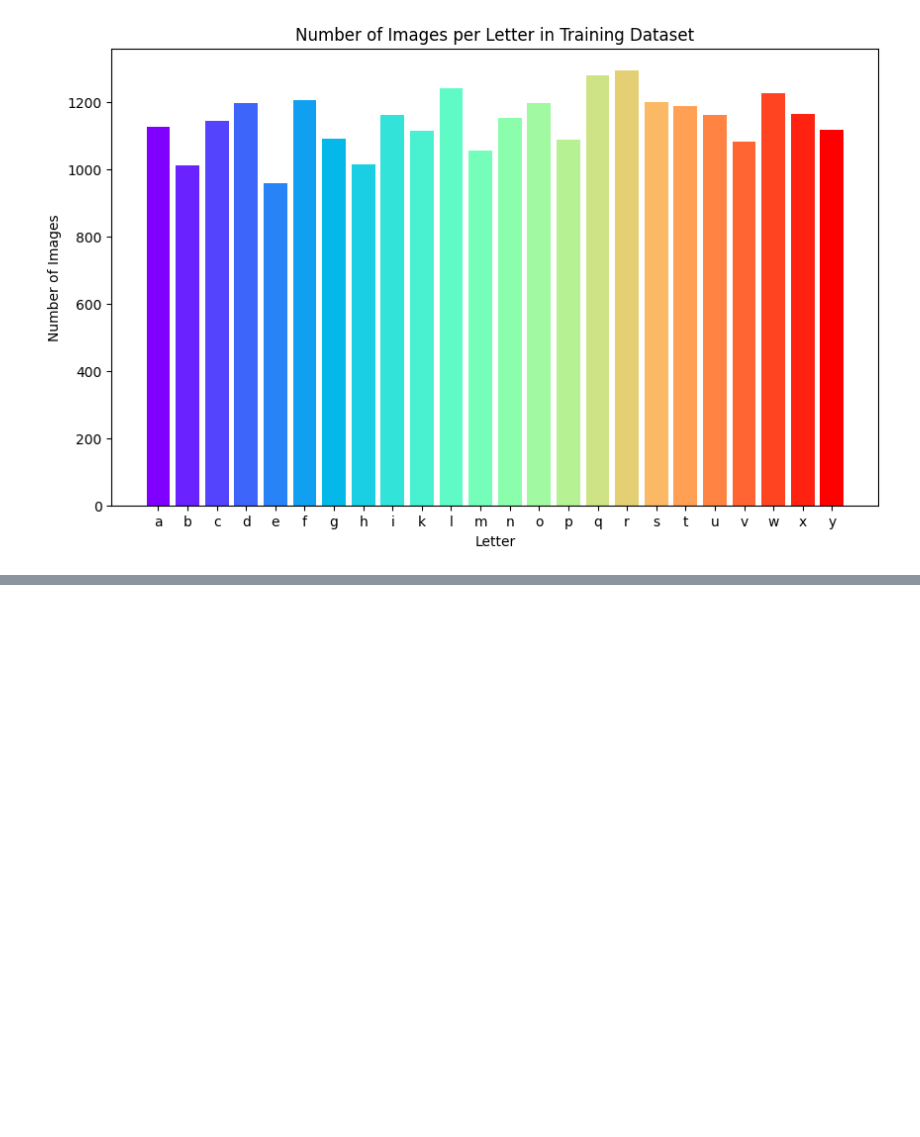
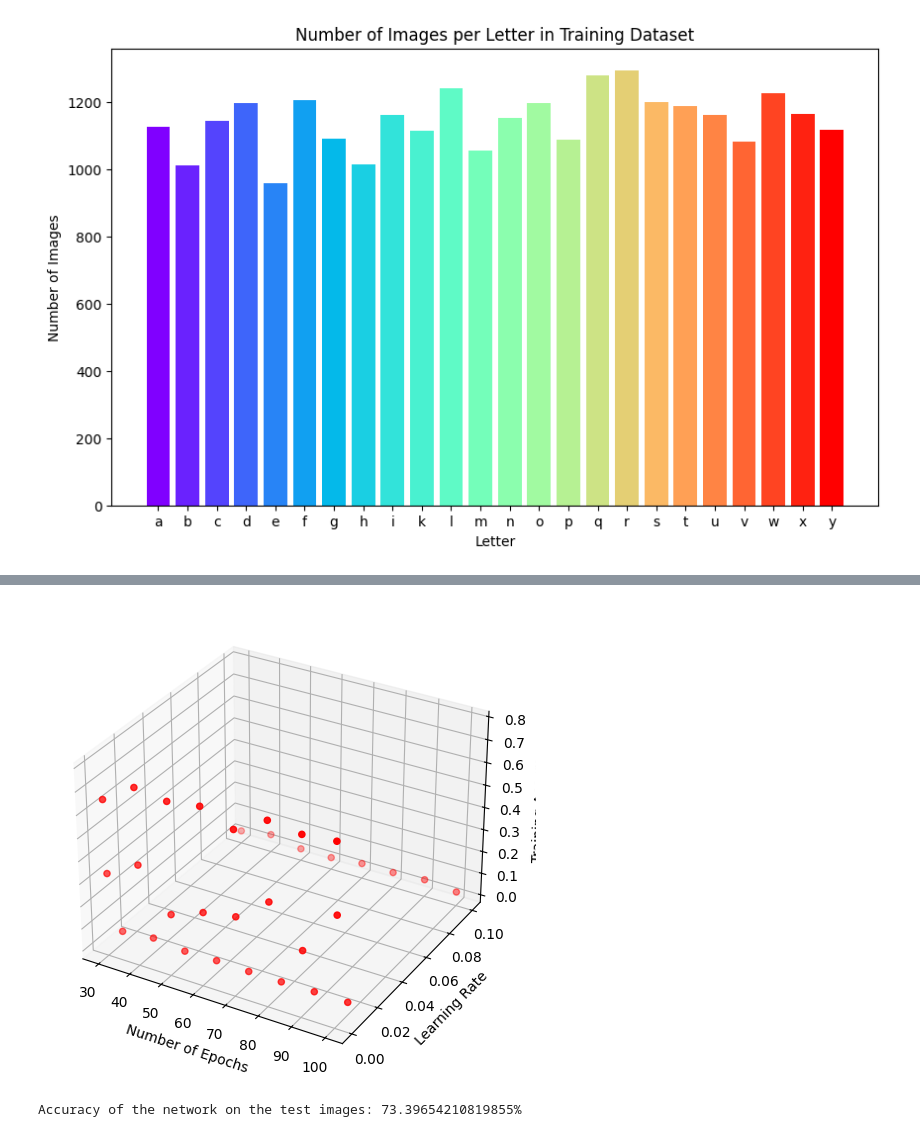
Before and after one commit to MathisAulagnier/SignLanguageLetterRecognitionAI, a Jupyter notebook: src/notebooks/nt1.ipynb, the cells around one changed output, grey strips where cells are left out. Cells and saved outputs as stored; diff of their text form; code cells hidden in the pictures; blank space fills up the shorter version.

Commit message:
Creation d'un model, definition de certain hyperparametres

```diff
--- a/src/notebooks/nt1.ipynb
+++ b/src/notebooks/nt1.ipynb
@@ -68,0 +136,47 @@ plt.show()
+# %%
+train_accuracies = np.array(train_accuracies)
+# Créer un graphique en 3D pour visualiser les résultats
+fig = plt.figure(figsize=(10, 6))
+ax = fig.add_subplot(111, projection='3d')
+ax.scatter(train_accuracies[:, 0], train_accuracies[:, 1], train_accuracies[:, 2], c='r', marker='o')
+ax.set_xlabel('Number of Epochs')
+ax.set_ylabel('Learning Rate')
+ax.set_zlabel('Training Accuracy')
+plt.show()
+# %% [output]
+[figure, added]
+# %%
+# On observe que le meilleur couple (nombre d'epochs, learning rate) est (100, 0.0001)
+# On va donc entraîner le modèle avec ces hyperparamètres
+input_size = 784
+hidden_size = 500
+num_classes = 26
+epoch = 100
+lr = 0.00005
+
+model = SimpleModel(input_size, hidden_size, num_classes)
+criterion = nn.CrossEntropyLoss()
+optimizer = optim.Adam(model.parameters(), lr=lr)
+
+# Entraîner le modèle
+for e in range(epoch):
+    for i, (images, labels) in enumerate(DataLoader(train_dataset, batch_size=100, shuffle=True)):
+        outputs = model(images)
+        loss = criterion(outputs, labels)
+
+        optimizer.zero_grad()
+        loss.backward()
+        optimizer.step()
+
+# Tester le modèle
+with torch.no_grad():
+    correct = 0
+    total = 0
+    for images, labels in DataLoader(test_dataset, batch_size=100):
+        outputs = model(images)
+        _, predicted = torch.max(outputs.data, 1)
+        total += labels.size(0)
+        correct += (predicted == labels).sum().item()
+    print(f'Accuracy of the network on the test images: {100 * correct / total}%')
+# %% [output]
+Accuracy of the network on the test images: 73.39654210819855%
```
Also changed, not shown: parts of 4 cells of this notebook, 3 other files.
